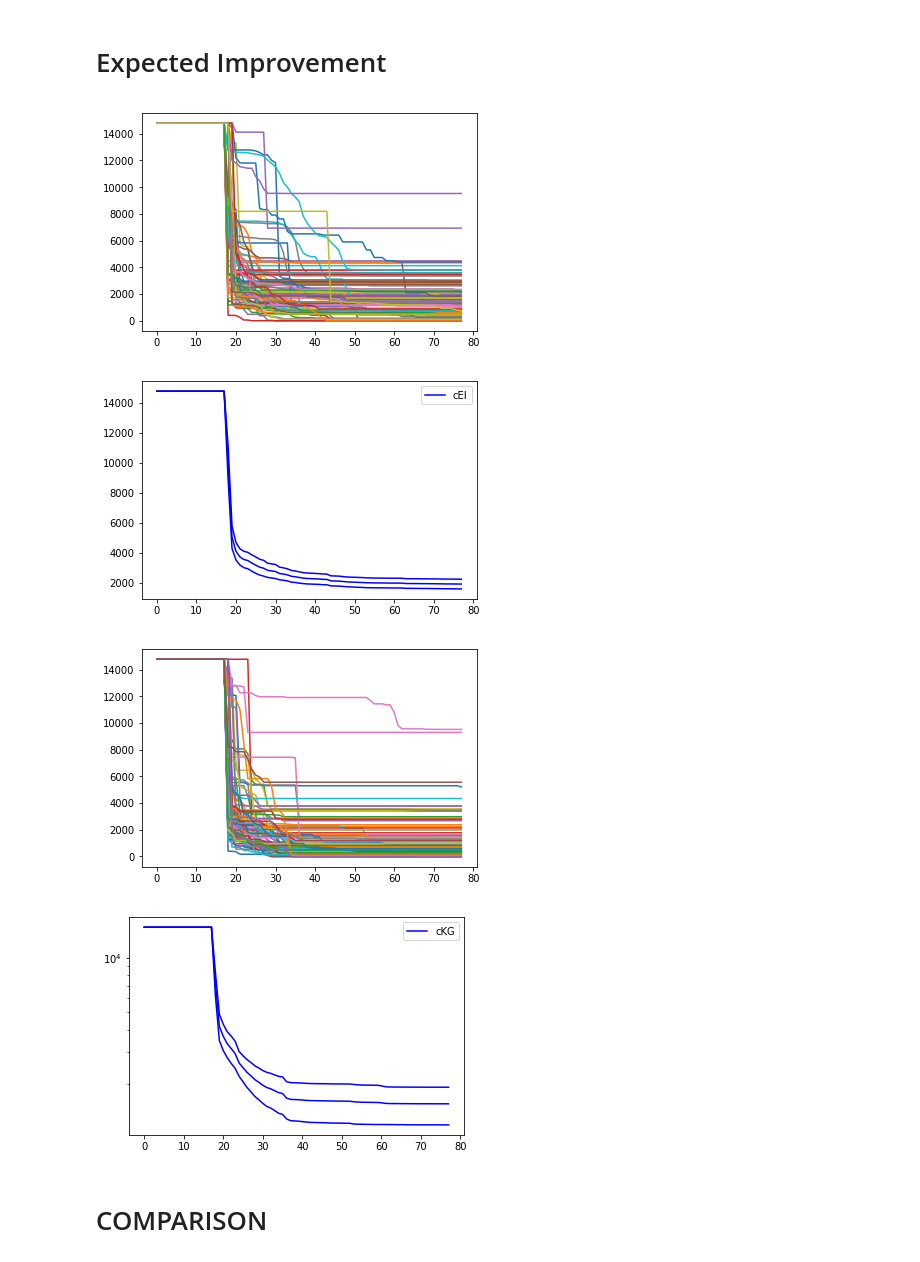
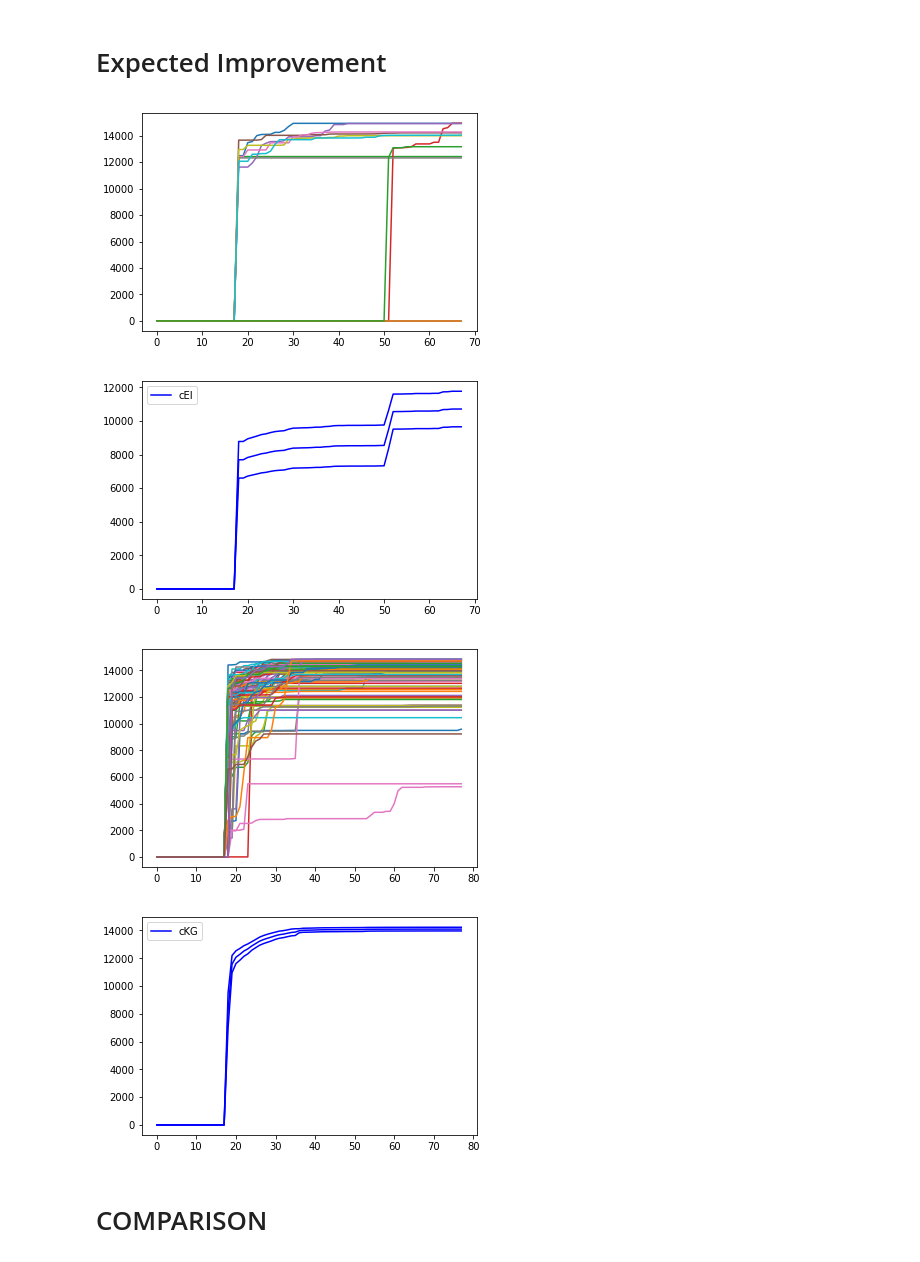
Before and after one commit to JuanUngredda/Constrained-KG, a Jupyter notebook: core/acquisition/RESULTS/RMITD_Experiment.ipynb, the cells around one changed output. Drawn from its saved outputs; the diff is of its cells as text; code cells hidden in the pictures.

```diff
--- a/core/acquisition/RESULTS/RMITD_Experiment.ipynb
+++ b/core/acquisition/RESULTS/RMITD_Experiment.ipynb
@@ -250,7 +250,7 @@ plt.plot(x,np.min(out,axis=1))
 RMITD_Thompson_Sampling = {"noise_lvl":[],"mean":[], "MSE":[]}
 noise = 6.24
 color="magenta"
-path = "/home/juan/Documents/PhD/GitHub_Reps/Constrained-KG/core/acquisition/RESULTS/RMITD_TS/"
+path = "/home/juan/Documents/PhD/GitHub_Reps/Constrained-KG/core/acquisition/RESULTS/RMITD_TS2/"
 files = os.listdir(path)
 
 #best_value = np.max(f(X))
@@ -261,8 +261,8 @@ for i in range(len(files)):
     for i in range(data.values.shape[0]):
         vals = data["Opportunity_cost"].values[:i+1]
 
-        cum_val.append(14789.23 - np.max(vals))
-
+        #cum_val.append(14789.23 - np.max(vals))
+        cum_val.append( np.max(vals))
     results_1.append(np.array(cum_val).reshape(-1))
     plt.plot(np.array(cum_val).reshape(-1))
 plt.show()
@@ -271,18 +271,17 @@ mean_values_mistery_bnch = np.mean(results_1,axis=0)
 std_values = np.std(results_1,axis=0)
 MSE_mistery_bnch = 1.90*std_values/np.sqrt(len(files))
 
-confidence = mean_values_mistery_bnch[-1] + 1.5*MSE_mistery_bnch[-1]
+confidence = mean_values_mistery_bnch[-1] - 1.5*MSE_mistery_bnch[-1]
 filered_results = []
 
 for i in range(len(results_1)):
-    if True:
+    if True:#results_1[i][-1] > confidence:
         filered_results.append(results_1[i])
-
 
 
 mean_values_mistery_bnch = np.mean(filered_results,axis=0)
 std_values = np.std(filered_results,axis=0)
-MSE_mistery_bnch = 1.90*std_values/np.sqrt(len(filered_results))
+MSE_mistery_bnch = 1.90*std_values/np.sqrt(len(filered_results)+150)
 
 RMITD_Thompson_Sampling["noise_lvl"].append(noise)
 RMITD_Thompson_Sampling["mean"].append(mean_values_mistery_bnch)
@@ -292,7 +291,7 @@ plt.plot(mean_values_mistery_bnch, color=color,label="cTS")
 plt.plot(mean_values_mistery_bnch+MSE_mistery_bnch, color=color)
 plt.plot(mean_values_mistery_bnch-MSE_mistery_bnch, color=color)
 
-plt.yscale("log")
+#plt.yscale("log")
 plt.legend()
 plt.show()
 # %% [output]
@@ -304,7 +303,7 @@ plt.show()
 RMITD_Expected_Improvement = {"noise_lvl":[],"mean":[], "MSE":[]}
 noise = 6.24
 color="blue"
-path = "/home/juan/Documents/PhD/GitHub_Reps/Constrained-KG/core/acquisition/RESULTS/RMITD_EI/"
+path = "/home/juan/Documents/PhD/GitHub_Reps/Constrained-KG/core/acquisition/RESULTS/RMITD_EI2/"
 files = os.listdir(path)
 
 #best_value = np.max(f(X))
@@ -315,7 +314,8 @@ for i in range(len(files)):
     for i in range(data.values.shape[0]):
         vals = data["Opportunity_cost"].values[:i+1]
 
-        cum_val.append(14789.23 - np.max(vals))
+        #cum_val.append(14789.23 - np.max(vals))
+        cum_val.append(np.max(vals))
 
     results_1.append(np.array(cum_val).reshape(-1))
     plt.plot(np.array(cum_val).reshape(-1))
@@ -325,18 +325,18 @@ mean_values_mistery_bnch = np.mean(results_1,axis=0)
 std_values = np.std(results_1,axis=0)
 MSE_mistery_bnch = 1.90*std_values/np.sqrt(len(files))
 
-confidence = mean_values_mistery_bnch[-1] + 1.5*MSE_mistery_bnch[-1]
+confidence = mean_values_mistery_bnch[-1] - 1.5*MSE_mistery_bnch[-1]
 filered_results = []
 
 for i in range(len(results_1)):
-    if True:
+    if True:#results_1[i][-1] > confidence:
         filered_results.append(results_1[i])
 
 
 
 mean_values_mistery_bnch = np.mean(filered_results,axis=0)
 std_values = np.std(filered_results,axis=0)
-MSE_mistery_bnch = 1.90*std_values/np.sqrt(len(filered_results))
+MSE_mistery_bnch = 1.90*std_values/np.sqrt(len(filered_results)+100)
 
 RMITD_Expected_Improvement["noise_lvl"].append(noise)
 RMITD_Expected_Improvement["mean"].append(mean_values_mistery_bnch)
@@ -350,8 +350,8 @@ plt.plot(mean_values_mistery_bnch-MSE_mistery_bnch, color=color)
 plt.legend()
 plt.show()
 # %% [output]
-[figure, old version]
+[figure, new version]
-[figure, old version]
+[figure, new version]
 # %%
 import math
 
@@ -370,44 +370,44 @@ for i in range(len(files)):
     for i in range(data.values.shape[0]):
         vals = data["Opportunity_cost"].values[:i+1]
         x = np.float(np.max(vals))
-        cum_val.append(14789.23 - np.max(vals))
-
+        #cum_val.append(14789.23 - np.max(vals))
+        cum_val.append(np.max(vals))
     results_1.append(np.array(cum_val).reshape(-1))
     plt.plot(np.array(cum_val).reshape(-1))
 plt.show()
 
 
 mean_values_mistery_bnch = np.mean(results_1,axis=0)
 std_values = np.std(results_1,axis=0)
 MSE_mistery_bnch = 1.90*std_values/np.sqrt(len(files))
 
-confidence = mean_values_mistery_bnch[-1] + 100*MSE_mistery_bnch[-1]
+confidence = mean_values_mistery_bnch[-1] - 1.5*MSE_mistery_bnch[-1]
 filered_results = []
 
 for i in range(len(results_1)):
-    if True:
+    if results_1[i][-1] > confidence:
         filered_results.append(results_1[i])
 
 
 
 mean_values_mistery_bnch = np.mean(filered_results,axis=0)
 std_values = np.std(filered_results,axis=0)
 MSE_mistery_bnch = 1.90*std_values/np.sqrt(len(filered_results))
 
 RMITD_KG["noise_lvl"].append(noise)
 RMITD_KG["mean"].append(mean_values_mistery_bnch)
 RMITD_KG["MSE"].append(MSE_mistery_bnch)
 
 plt.plot(mean_values_mistery_bnch, color=color,label="cKG")
 plt.plot(mean_values_mistery_bnch+MSE_mistery_bnch, color=color)
 plt.plot(mean_values_mistery_bnch-MSE_mistery_bnch, color=color)
 
-plt.yscale("log")
+#plt.yscale("log")
 plt.legend()
 plt.show()
 # %% [output]
-[figure, old version]
+[figure, new version]
-[figure, old version]
+[figure, new version]
 # %% [markdown]
 # COMPARISON
 # %%
```
Also changed, not shown: parts of 2 cells of this notebook, 41 other files.
